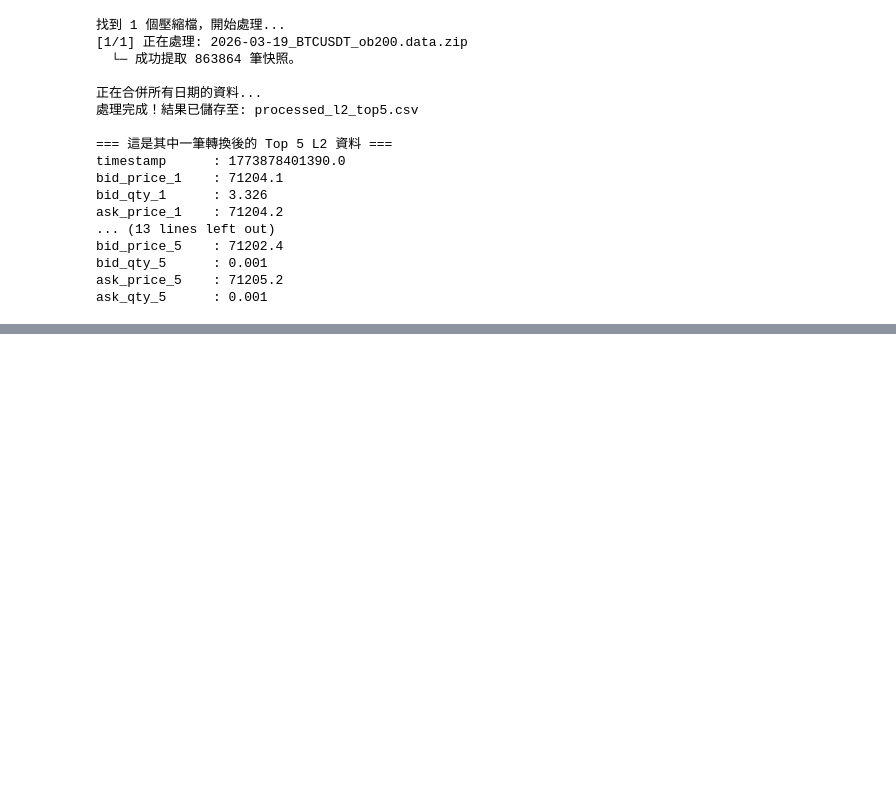
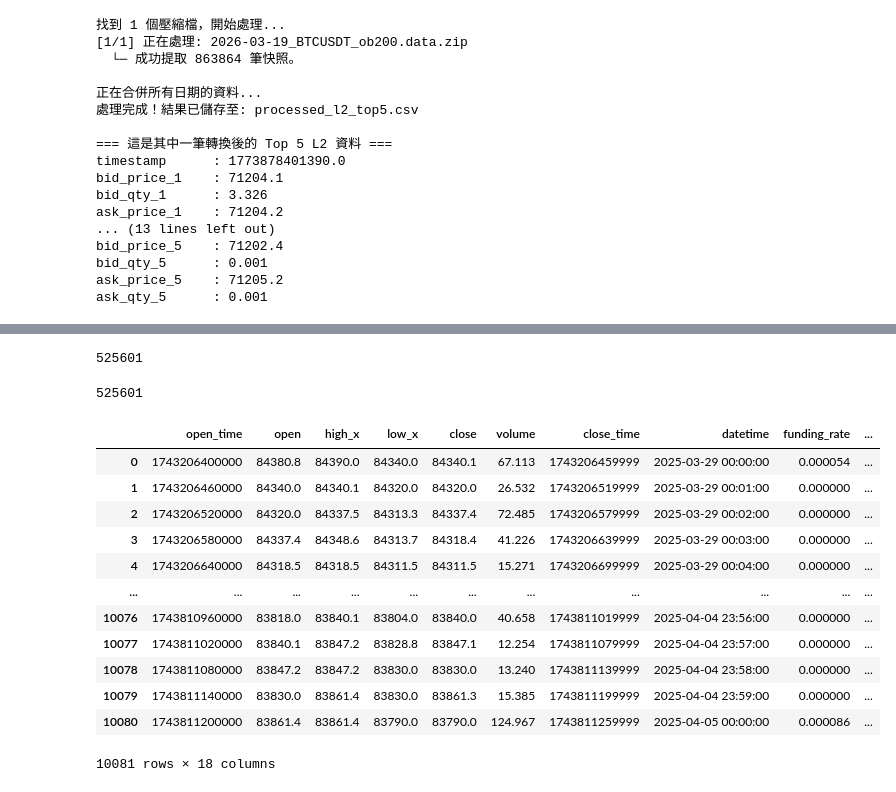
Before and after one commit to chestertsai0915/trade_intern_test, a Jupyter notebook: test2.ipynb, the cells around one changed output, grey strips where cells are left out. Cells and saved outputs as stored; diff of their text form; code cells hidden in the pictures; blank space fills up the shorter version.

```diff
--- a/test2.ipynb
+++ b/test2.ipynb
@@ -475,0 +374,9 @@ Note: you may need to restart the kernel to use updated packages.
+# %%
+len(a)
+# %% [output]
+525601
+# %%
+b=pd.read_csv("backtest_history_with_signals.csv")
+len(b)
+# %% [output]
+525601
@@ -475,0 +385,16 @@ Note: you may need to restart the kernel to use updated packages.
+# %%
+data
+# %% [output]
+|  | open_time | open | high_x | low_x | close | volume | close_time | datetime | funding_rate | ... |
+| 0 | 1743206400000 | 84380.8 | 84390.0 | 84340.0 | 84340.1 | 67.113 | 1743206459999 | 2025-03-29 00:00:00 | 0.000054 | ... |
+| 1 | 1743206460000 | 84340.0 | 84340.1 | 84320.0 | 84320.0 | 26.532 | 1743206519999 | 2025-03-29 00:01:00 | 0.000000 | ... |
+| 2 | 1743206520000 | 84320.0 | 84337.5 | 84313.3 | 84337.4 | 72.485 | 1743206579999 | 2025-03-29 00:02:00 | 0.000000 | ... |
+| 3 | 1743206580000 | 84337.4 | 84348.6 | 84313.7 | 84318.4 | 41.226 | 1743206639999 | 2025-03-29 00:03:00 | 0.000000 | ... |
+| 4 | 1743206640000 | 84318.5 | 84318.5 | 84311.5 | 84311.5 | 15.271 | 1743206699999 | 2025-03-29 00:04:00 | 0.000000 | ... |
+| ... | ... | ... | ... | ... | ... | ... | ... | ... | ... | ... |
+| 10076 | 1743810960000 | 83818.0 | 83840.1 | 83804.0 | 83840.0 | 40.658 | 1743811019999 | 2025-04-04 23:56:00 | 0.000000 | ... |
+| 10077 | 1743811020000 | 83840.1 | 83847.2 | 83828.8 | 83847.1 | 12.254 | 1743811079999 | 2025-04-04 23:57:00 | 0.000000 | ... |
+| 10078 | 1743811080000 | 83847.2 | 83847.2 | 83830.0 | 83830.0 | 13.240 | 1743811139999 | 2025-04-04 23:58:00 | 0.000000 | ... |
+| 10079 | 1743811140000 | 83830.0 | 83861.4 | 83830.0 | 83861.3 | 15.385 | 1743811199999 | 2025-04-04 23:59:00 | 0.000000 | ... |
+| 10080 | 1743811200000 | 83861.4 | 83861.4 | 83790.0 | 83790.0 | 124.967 | 1743811259999 | 2025-04-05 00:00:00 | 0.000086 | ... |
+10081 rows × 18 columns
```
Also changed, not shown: parts of 8 cells of this notebook, 21 other files.
